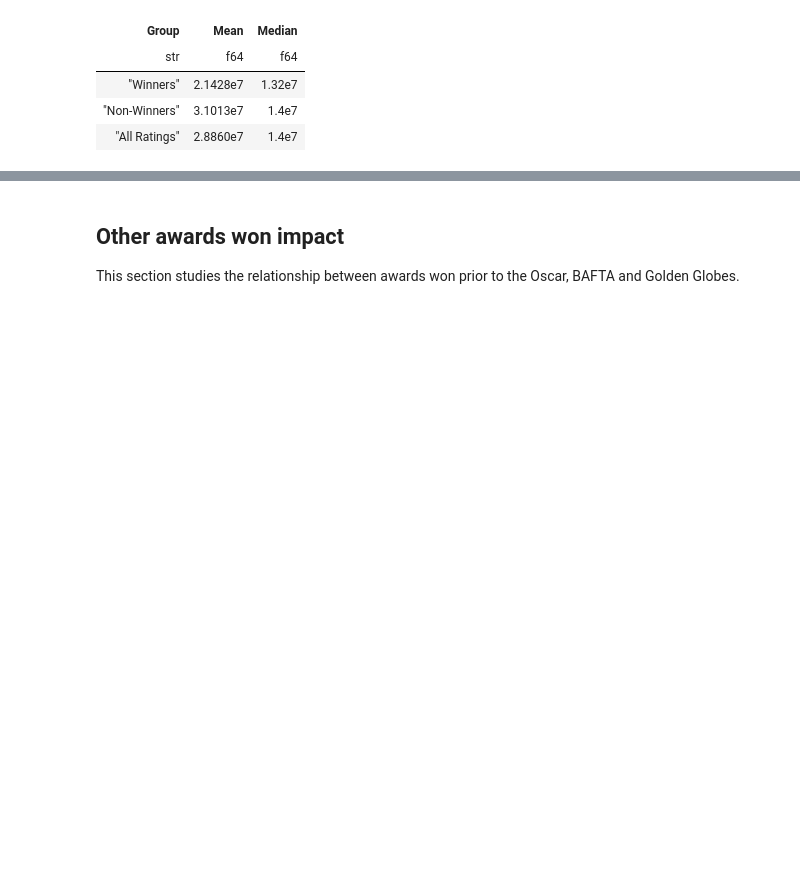
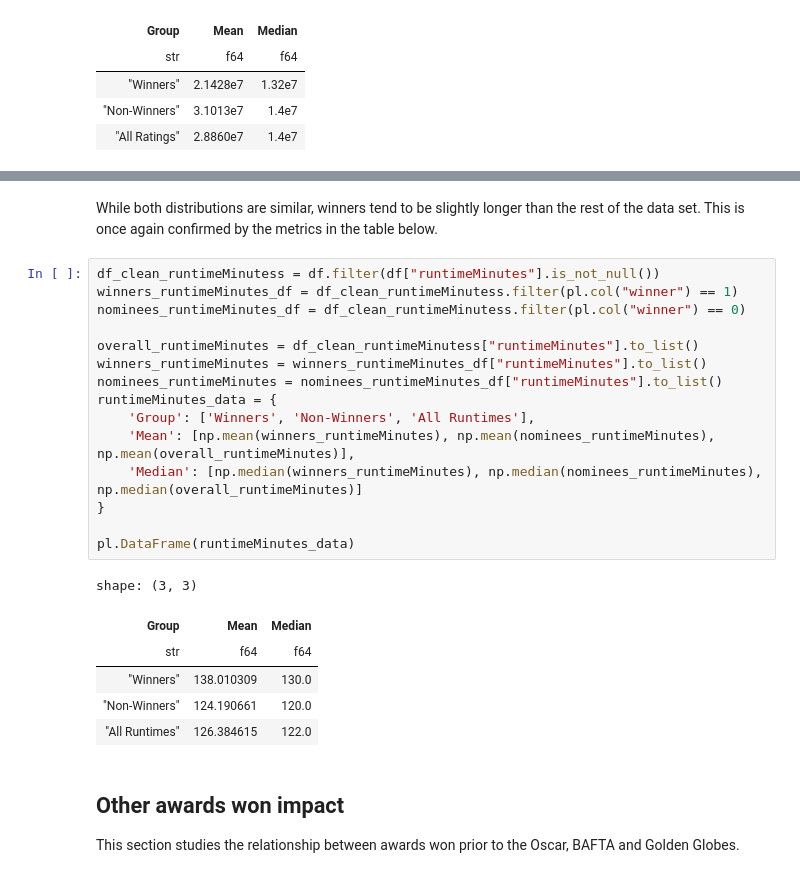
Before and after one commit to Emiile9/MLProject, a Jupyter notebook: Notebooks/Visualization_and_Metrics.ipynb, the cells around one changed output, grey strips where cells are left out. Drawn from its saved outputs; the diff is of its cells as text; blank space fills up the shorter version.

```diff
--- a/Notebooks/Visualization_and_Metrics.ipynb
+++ b/Notebooks/Visualization_and_Metrics.ipynb
@@ -118,3 +140,27 @@ shape: (3, 3)
+# %% [markdown]
+ While both distributions are similar, winners tend to be slightly longer than the rest of the data set. This is once again confirmed by the metrics in the table below.
+# %%
+df_clean_runtimeMinutess = df.filter(df["runtimeMinutes"].is_not_null())
+winners_runtimeMinutes_df = df_clean_runtimeMinutess.filter(pl.col("winner") == 1)
+nominees_runtimeMinutes_df = df_clean_runtimeMinutess.filter(pl.col("winner") == 0)
+
+overall_runtimeMinutes = df_clean_runtimeMinutess["runtimeMinutes"].to_list()
+winners_runtimeMinutes = winners_runtimeMinutes_df["runtimeMinutes"].to_list()
+nominees_runtimeMinutes = nominees_runtimeMinutes_df["runtimeMinutes"].to_list()
+runtimeMinutes_data = {
+    'Group': ['Winners', 'Non-Winners', 'All Runtimes'],
+    'Mean': [np.mean(winners_runtimeMinutes), np.mean(nominees_runtimeMinutes), np.mean(overall_runtimeMinutes)],
+    'Median': [np.median(winners_runtimeMinutes), np.median(nominees_runtimeMinutes), np.median(overall_runtimeMinutes)]
+}
+
+pl.DataFrame(runtimeMinutes_data)
+# %% [output]
+shape: (3, 3)
+| Group | Mean | Median |
+| str | f64 | f64 |
+| "Winners" | 138.010309 | 130.0 |
+| "Non-Winners" | 124.190661 | 120.0 |
+| "All Runtimes" | 126.384615 | 122.0 |
 # %% [markdown]
 ## Other awards won impact
 This section studies the relationship between awards won prior to the Oscar, BAFTA and Golden Globes.
```
Also changed, not shown: parts of 8 cells of this notebook.
